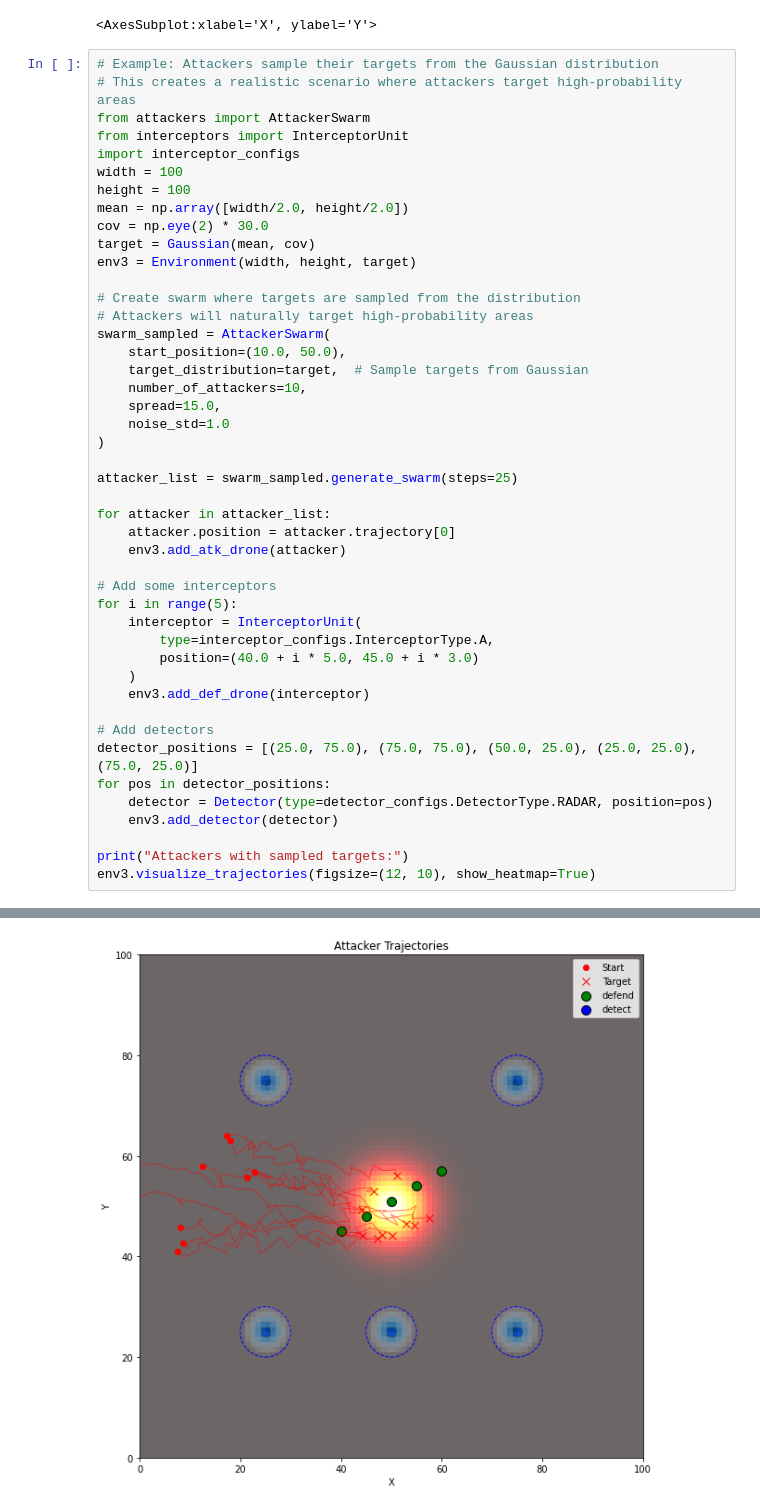
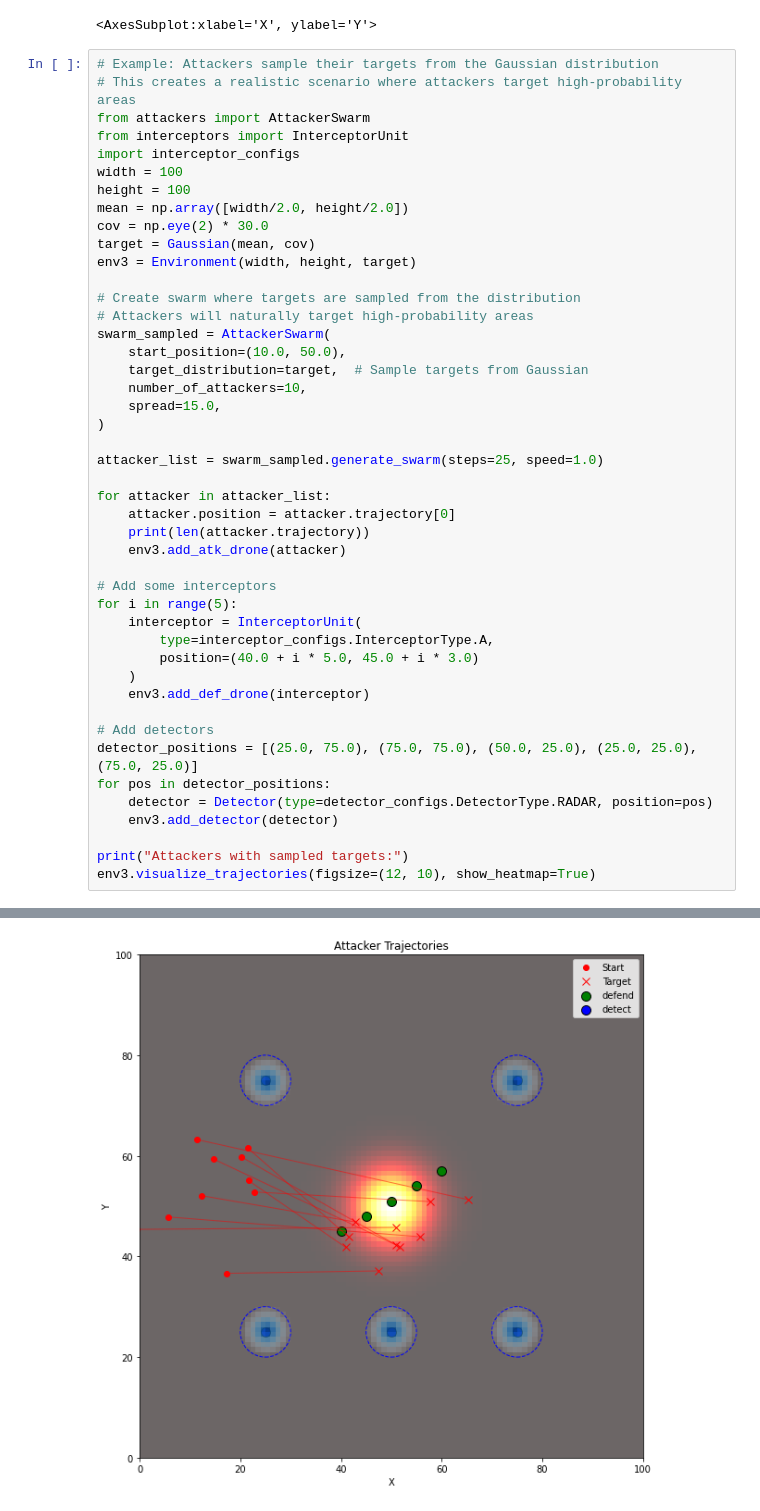
Before and after one commit to Mullerio/EDTHBerlin, a Jupyter notebook: visualize_target.ipynb, the cells around one changed output, grey strips where cells are left out. Saved outputs shown, nothing was run; the diff lists cells and outputs as text.

Commit message:
notes and attacker noise

```diff
--- a/visualize_target.ipynb
+++ b/visualize_target.ipynb
@@ -69,13 +69,13 @@ swarm_sampled = AttackerSwarm(
     target_distribution=target,  # Sample targets from Gaussian
     number_of_attackers=10,
     spread=15.0,
-    noise_std=1.0
 )
 
-attacker_list = swarm_sampled.generate_swarm(steps=25)
+attacker_list = swarm_sampled.generate_swarm(steps=25, speed=1.0)
 
 for attacker in attacker_list:
     attacker.position = attacker.trajectory[0]
+    print(len(attacker.trajectory))
     env3.add_atk_drone(attacker)
 
 # Add some interceptors
@@ -98,3 +108,3 @@ env3.visualize_trajectories(figsize=(12, 10), show_heatmap=True)
 Attackers with sampled targets:
-[figure, old version]
+[figure, new version]
 <AxesSubplot:title={'center':'Attacker Trajectories'}, xlabel='X', ylabel='Y'>
```
Also changed, not shown: parts of 3 cells of this notebook, 3 other files.
